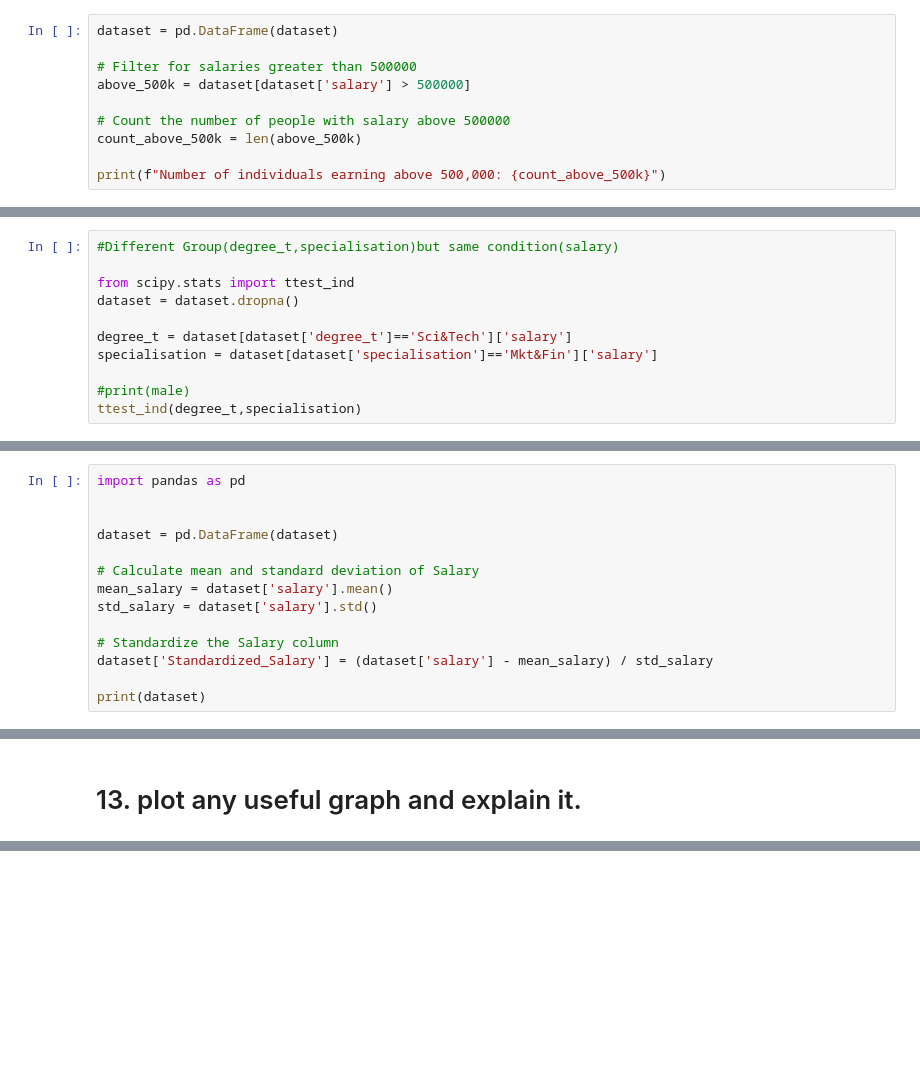
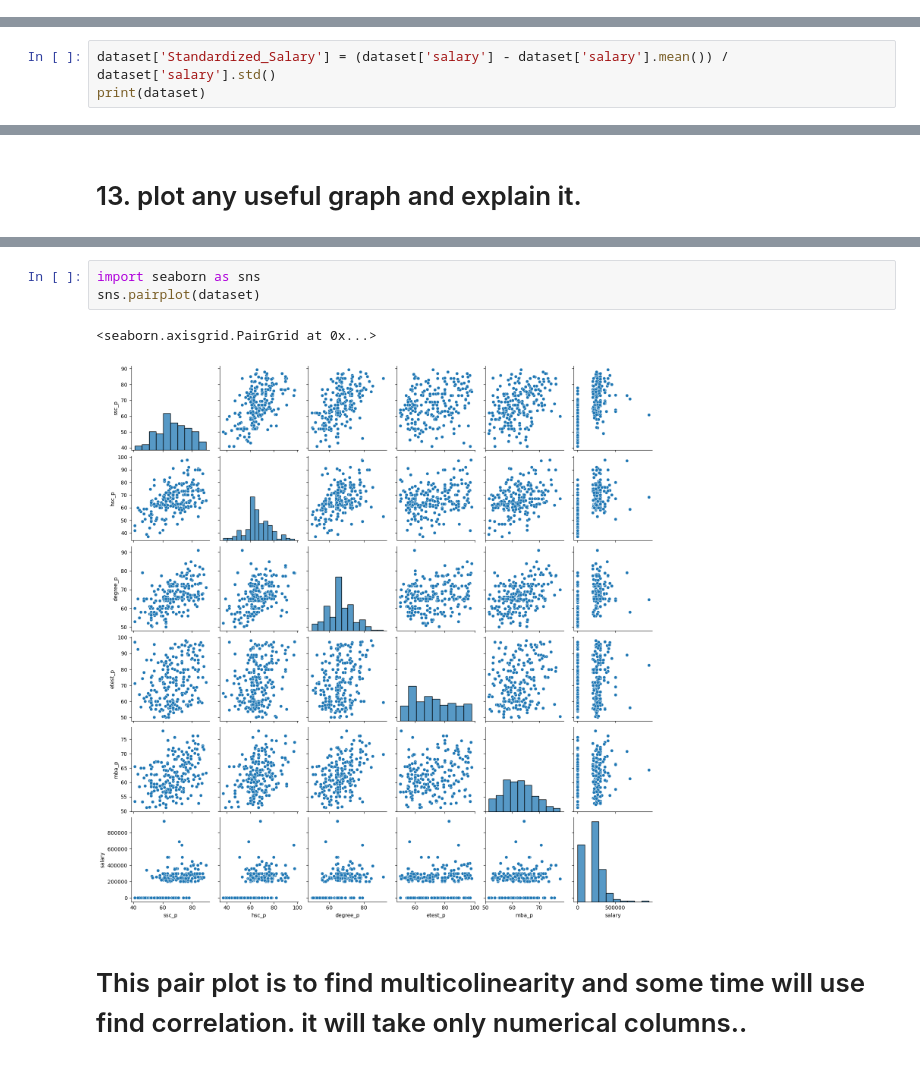
Before and after one commit to anandharishi19347/Errorfiles_For_DoubtsClarification, a Jupyter notebook: 1. Data Analysis - Assignment.ipynb, the cells around one changed output, grey strips where cells are left out. Cells and saved outputs as stored; diff of their text form; blank space fills up the shorter version.

```diff
--- a/1. Data Analysis - Assignment.ipynb
+++ b/1. Data Analysis - Assignment.ipynb
@@ -317,10 +292,0 @@ dataset
-# %%
-dataset = pd.DataFrame(dataset)
-
-# Filter for salaries greater than 500000
-above_500k = dataset[dataset['salary'] > 500000]
-
-# Count the number of people with salary above 500000
-count_above_500k = len(above_500k)
-
-print(f"Number of individuals earning above 500,000: {count_above_500k}")
@@ -390,11 +351,0 @@ dataset
-# %%
-#Different Group(degree_t,specialisation)but same condition(salary)
-
-from scipy.stats import ttest_ind
-dataset = dataset.dropna()
-
-degree_t = dataset[dataset['degree_t']=='Sci&Tech']['salary']
-specialisation = dataset[dataset['specialisation']=='Mkt&Fin']['salary']
-
-#print(male)
-ttest_ind(degree_t,specialisation)
@@ -425,14 +382,0 @@ dataset
-# %%
-import pandas as pd
-
-
-dataset = pd.DataFrame(dataset)
-
-# Calculate mean and standard deviation of Salary
-mean_salary = dataset['salary'].mean()
-std_salary = dataset['salary'].std()
-
-# Standardize the Salary column
-dataset['Standardized_Salary'] = (dataset['salary'] - mean_salary) / std_salary
-
-print(dataset)
@@ -456,0 +383,3 @@ print(dataset)
+# %%
+dataset['Standardized_Salary'] = (dataset['salary'] - dataset['salary'].mean()) / dataset['salary'].std()
+print(dataset)
@@ -747,0 +628,8 @@ plt.show()
+# %%
+import seaborn as sns
+sns.pairplot(dataset)
+# %% [output]
+<seaborn.axisgrid.PairGrid at 0x...>
+[figure, added]
+# %% [markdown]
+# This pair plot is to find multicolinearity and some time will use find correlation. it will take only numerical columns..
```
Also changed, not shown: parts of 45 cells of this notebook.
